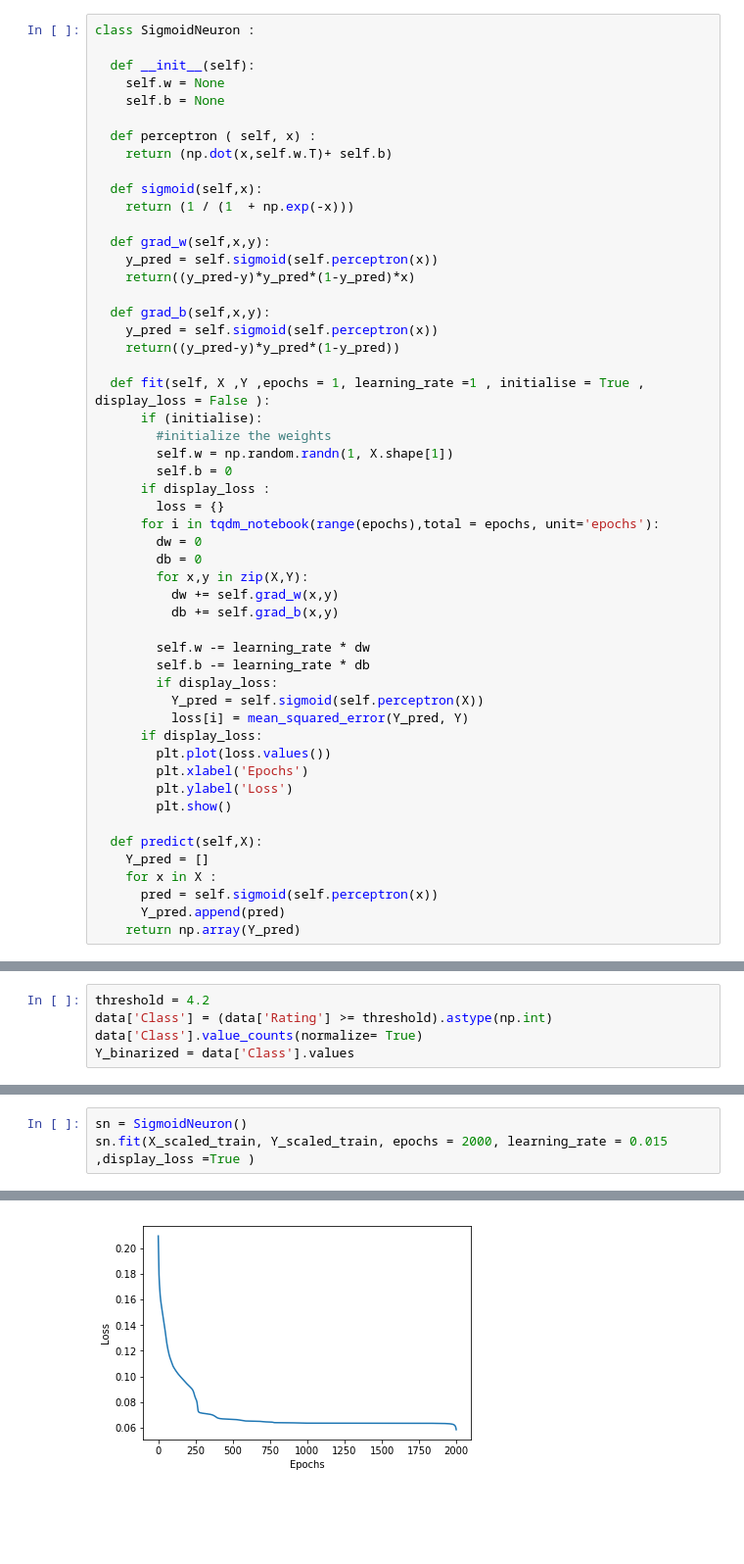
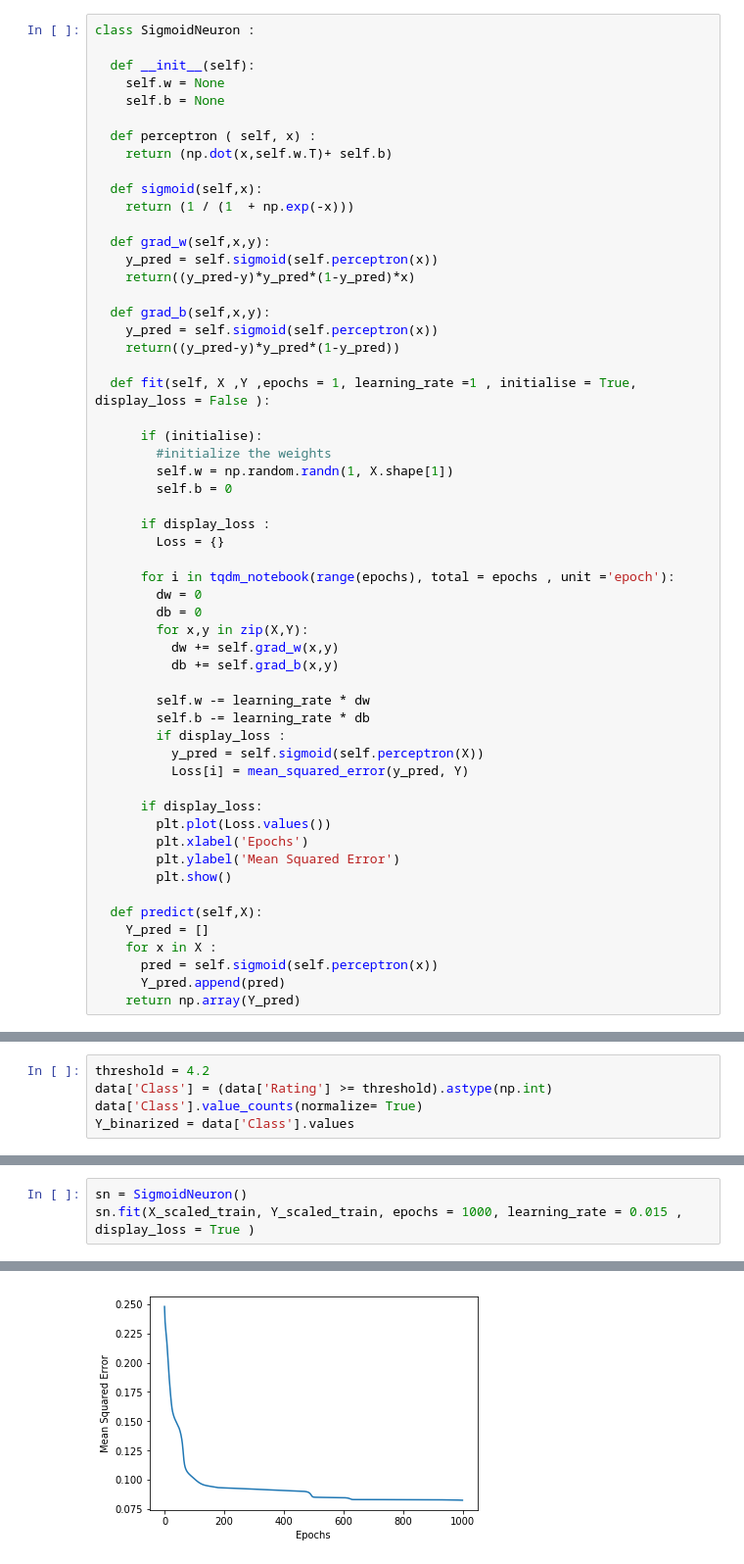
Before and after one commit to aborundiya/NeuralNetwork, a Jupyter notebook: gradientDescent.ipynb, the cells around one changed output, grey strips where cells are left out. Shown: that part at 98% size. Cells and saved outputs as stored; diff of their text form; blank space fills up the shorter version.

```diff
--- a/gradientDescent.ipynb
+++ b/gradientDescent.ipynb
@@ -136,14 +164,17 @@ class SigmoidNeuron :
     y_pred = self.sigmoid(self.perceptron(x))
     return((y_pred-y)*y_pred*(1-y_pred))
 
-  def fit(self, X ,Y ,epochs = 1, learning_rate =1 , initialise = True , display_loss = False ):
+  def fit(self, X ,Y ,epochs = 1, learning_rate =1 , initialise = True, display_loss = False ):
+
       if (initialise):
         #initialize the weights
         self.w = np.random.randn(1, X.shape[1])
         self.b = 0
+
       if display_loss :
-        loss = {}
-      for i in tqdm_notebook(range(epochs),total = epochs, unit='epochs'):
+        Loss = {}
+
+      for i in tqdm_notebook(range(epochs), total = epochs , unit ='epoch'):
         dw = 0
         db = 0
         for x,y in zip(X,Y):
@@ -152,13 +183,14 @@ class SigmoidNeuron :
 
         self.w -= learning_rate * dw
         self.b -= learning_rate * db
-        if display_loss:
-          Y_pred = self.sigmoid(self.perceptron(X))
-          loss[i] = mean_squared_error(Y_pred, Y)
+        if display_loss :
+          y_pred = self.sigmoid(self.perceptron(X))
+          Loss[i] = mean_squared_error(y_pred, Y)
+
       if display_loss:
-        plt.plot(loss.values())
+        plt.plot(Loss.values())
         plt.xlabel('Epochs')
-        plt.ylabel('Loss')
+        plt.ylabel('Mean Squared Error')
         plt.show()
 
   def predict(self,X):
@@ -269,6 +306,6 @@ Y_binarized_test = (Y_scaled_test >= scaled_threshold).astype('int').ravel()
 # %%
 sn = SigmoidNeuron()
-sn.fit(X_scaled_train, Y_scaled_train, epochs = 2000, learning_rate = 0.015 ,display_loss =True )
+sn.fit(X_scaled_train, Y_scaled_train, epochs = 1000, learning_rate = 0.015 , display_loss = True )
 # %% [output]
 [interactive output not drawn]
-[figure, old version]
+[figure, new version]
```
Also changed, not shown: parts of 33 cells of this notebook.
